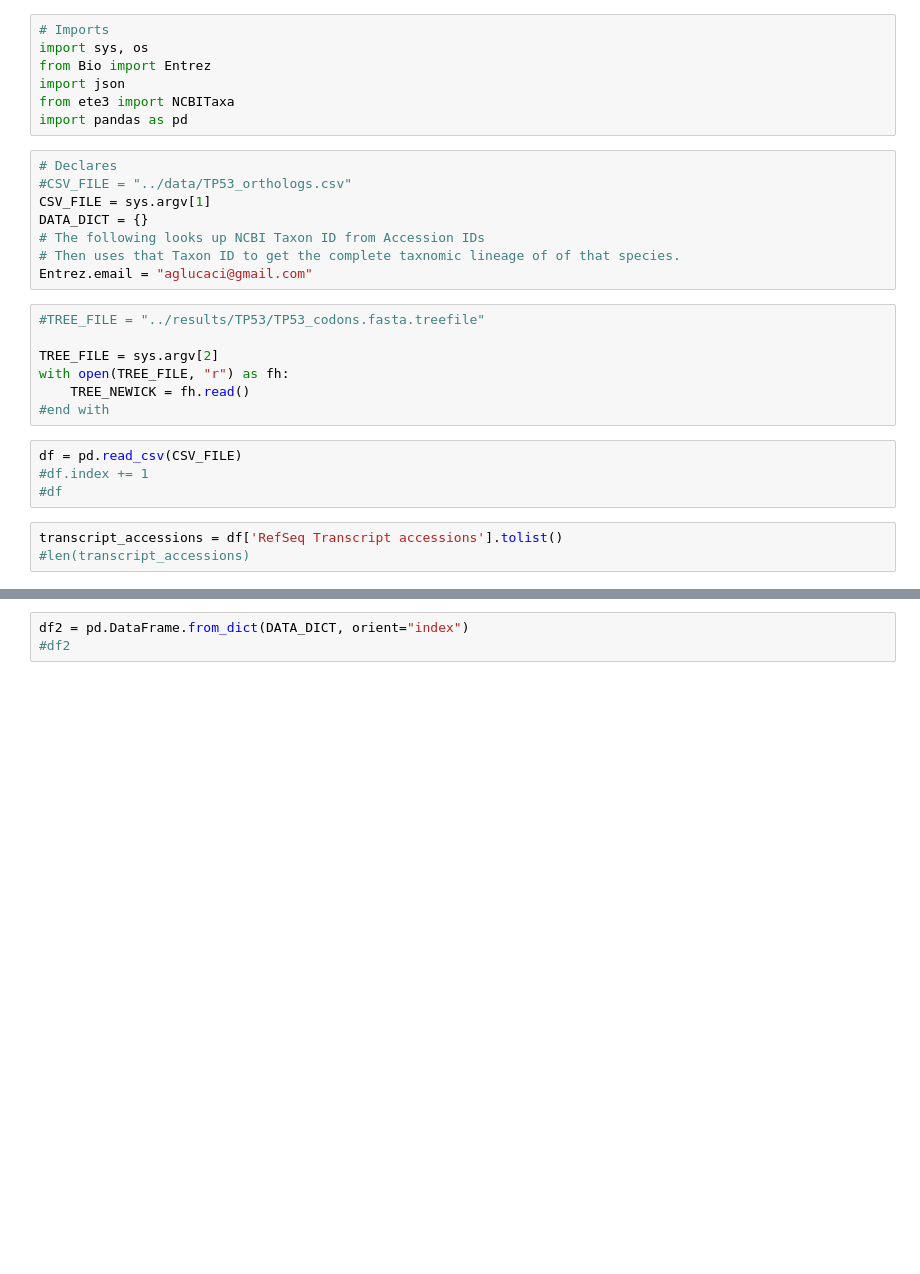
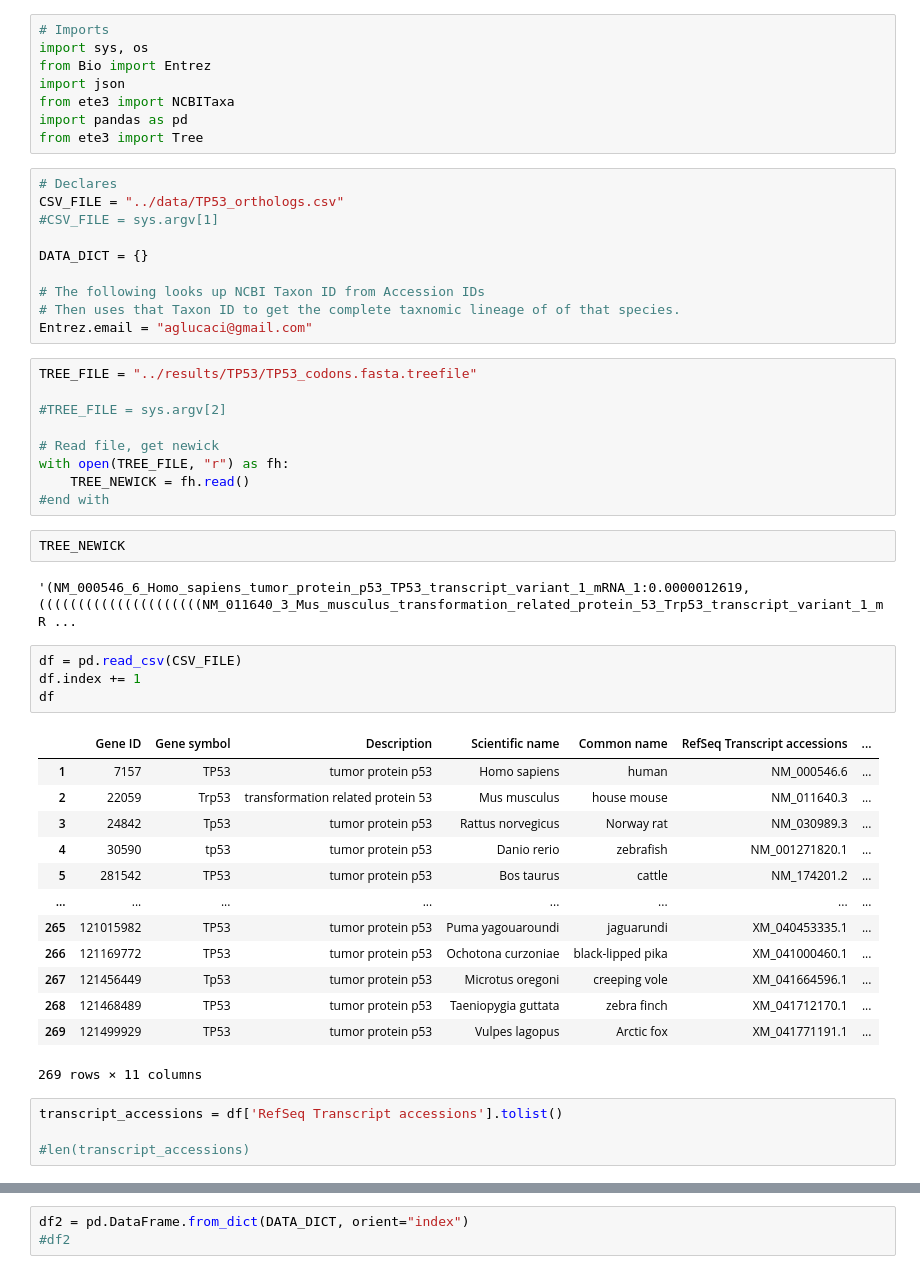
Before and after one commit to aglucaci/GeneInvestigator, a Jupyter notebook: notebooks/LineageAnnotation.ipynb, the cells around one changed output, grey strips where cells are left out. Cells and saved outputs as stored; diff of their text form; blank space fills up the shorter version.

```diff
--- a/notebooks/LineageAnnotation.ipynb
+++ b/notebooks/LineageAnnotation.ipynb
@@ -5,27 +5,51 @@ from Bio import Entrez
 import json
 from ete3 import NCBITaxa
 import pandas as pd
+from ete3 import Tree
 # %%
 # Declares
-#CSV_FILE = "../data/TP53_orthologs.csv"
-CSV_FILE = sys.argv[1]
+CSV_FILE = "../data/TP53_orthologs.csv"
+#CSV_FILE = sys.argv[1]
+
 DATA_DICT = {}
+
 # The following looks up NCBI Taxon ID from Accession IDs
 # Then uses that Taxon ID to get the complete taxnomic lineage of of that species.
 Entrez.email = "aglucaci@gmail.com"
 # %%
-#TREE_FILE = "../results/TP53/TP53_codons.fasta.treefile"
+TREE_FILE = "../results/TP53/TP53_codons.fasta.treefile"
 
-TREE_FILE = sys.argv[2]
+#TREE_FILE = sys.argv[2]
+
+# Read file, get newick
 with open(TREE_FILE, "r") as fh:
     TREE_NEWICK = fh.read()
 #end with
+# %%
+TREE_NEWICK
+# %% [output]
+'(NM_000546_6_Homo_sapiens_tumor_protein_p53_TP53_transcript_variant_1_mRNA_1:0.0000012619,(((((((((((((((((((((NM_011640_3_Mus_musculus_transformation_related_protein_53_Trp53_transcript_variant_1_mR ...
 # %%
 df = pd.read_csv(CSV_FILE)
-#df.index += 1
-#df
+df.index += 1
+df
+# %% [output]
+|  | Gene ID | Gene symbol | Description | Scientific name | Common name | RefSeq Transcript accessions | ... |
+| 1 | 7157 | TP53 | tumor protein p53 | Homo sapiens | human | NM_000546.6 | ... |
+| 2 | 22059 | Trp53 | transformation related protein 53 | Mus musculus | house mouse | NM_011640.3 | ... |
+| 3 | 24842 | Tp53 | tumor protein p53 | Rattus norvegicus | Norway rat | NM_030989.3 | ... |
+| 4 | 30590 | tp53 | tumor protein p53 | Danio rerio | zebrafish | NM_001271820.1 | ... |
+| 5 | 281542 | TP53 | tumor protein p53 | Bos taurus | cattle | NM_174201.2 | ... |
+| ... | ... | ... | ... | ... | ... | ... | ... |
+| 265 | 121015982 | TP53 | tumor protein p53 | Puma yagouaroundi | jaguarundi | XM_040453335.1 | ... |
+| 266 | 121169772 | TP53 | tumor protein p53 | Ochotona curzoniae | black-lipped pika | XM_041000460.1 | ... |
+| 267 | 121456449 | Tp53 | tumor protein p53 | Microtus oregoni | creeping vole | XM_041664596.1 | ... |
+| 268 | 121468489 | TP53 | tumor protein p53 | Taeniopygia guttata | zebra finch | XM_041712170.1 | ... |
+| 269 | 121499929 | TP53 | tumor protein p53 | Vulpes lagopus | Arctic fox | XM_041771191.1 | ... |
+269 rows × 11 columns
 # %%
 transcript_accessions = df['RefSeq Transcript accessions'].tolist()
+
 #len(transcript_accessions)
 # %%
 # Helper function
```
Also changed, not shown: parts of 11 cells of this notebook.
